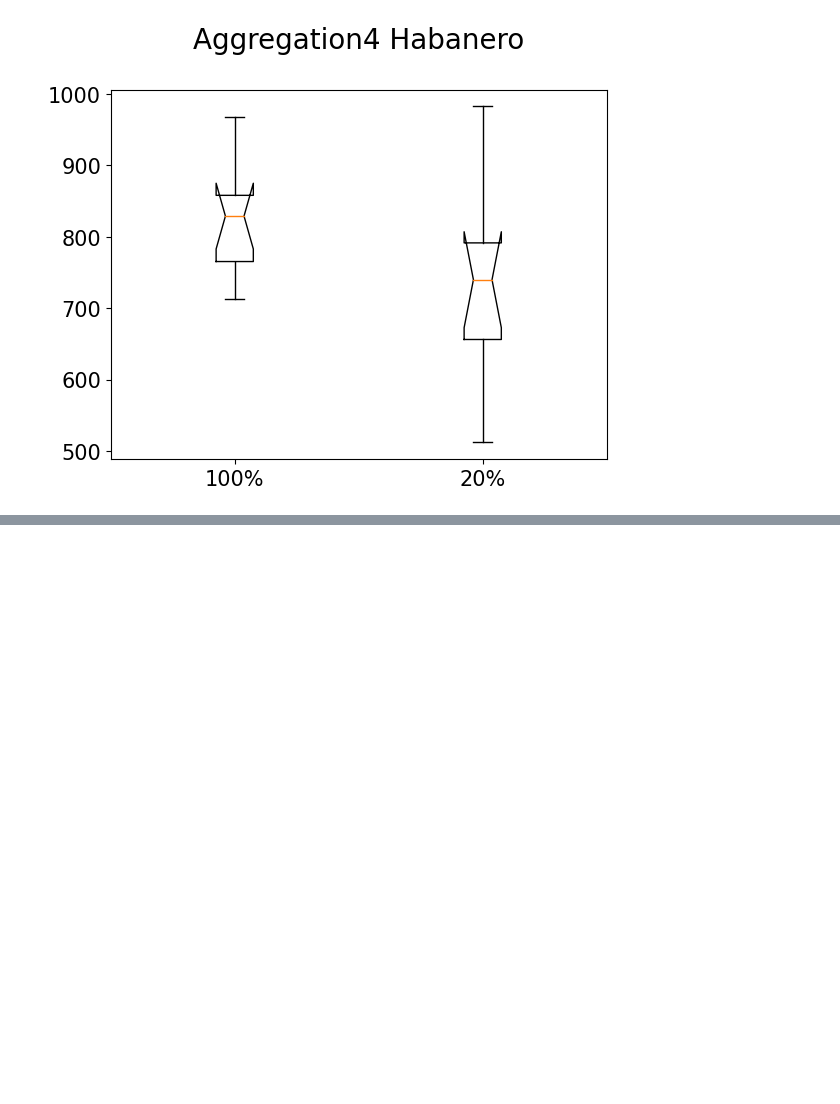
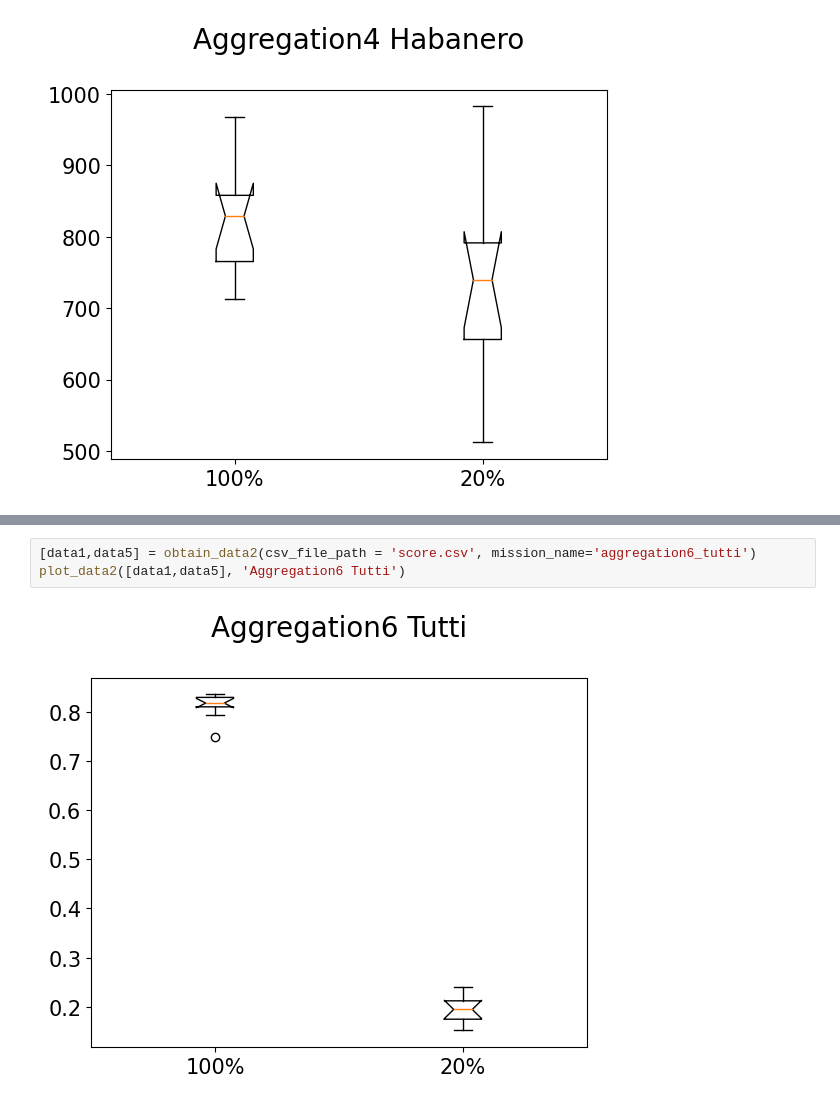
Before and after one commit to juanpabmedina/heterogenity_habanero_loopfunctions, a Jupyter notebook: data/data_analysis.ipynb, the cells around one changed output, grey strips where cells are left out. Drawn from its saved outputs; the diff is of its cells as text; blank space fills up the shorter version.

```diff
--- a/data/data_analysis.ipynb
+++ b/data/data_analysis.ipynb
@@ -154,0 +135,5 @@ plot_data2([data1,data5], 'Aggregation4 Habanero')
+# %%
+[data1,data5] = obtain_data2(csv_file_path = 'score.csv', mission_name='aggregation6_tutti')
+plot_data2([data1,data5], 'Aggregation6 Tutti')
+# %% [output]
+[figure, added]
```
Also changed, not shown: parts of 11 cells of this notebook, 12 other files.
